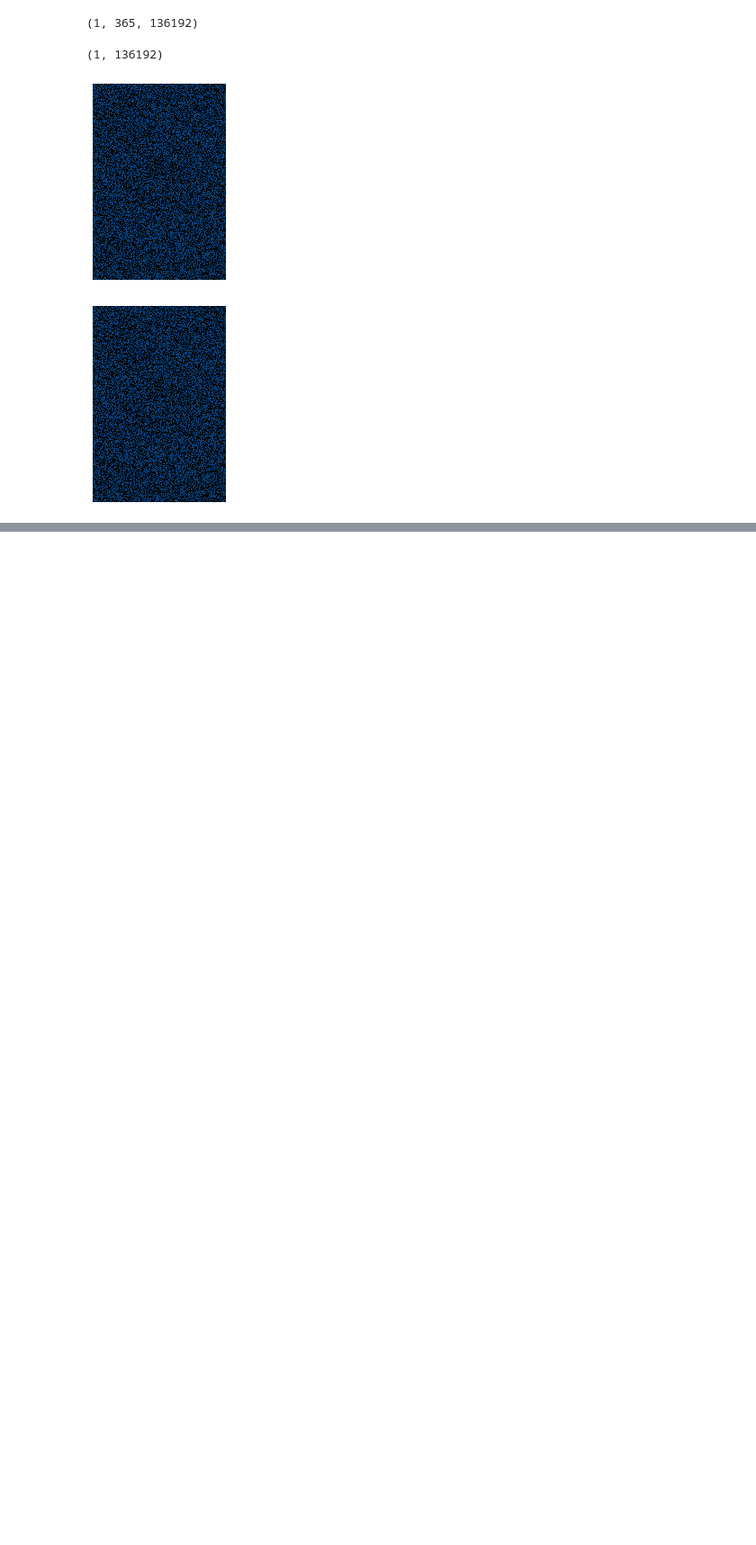
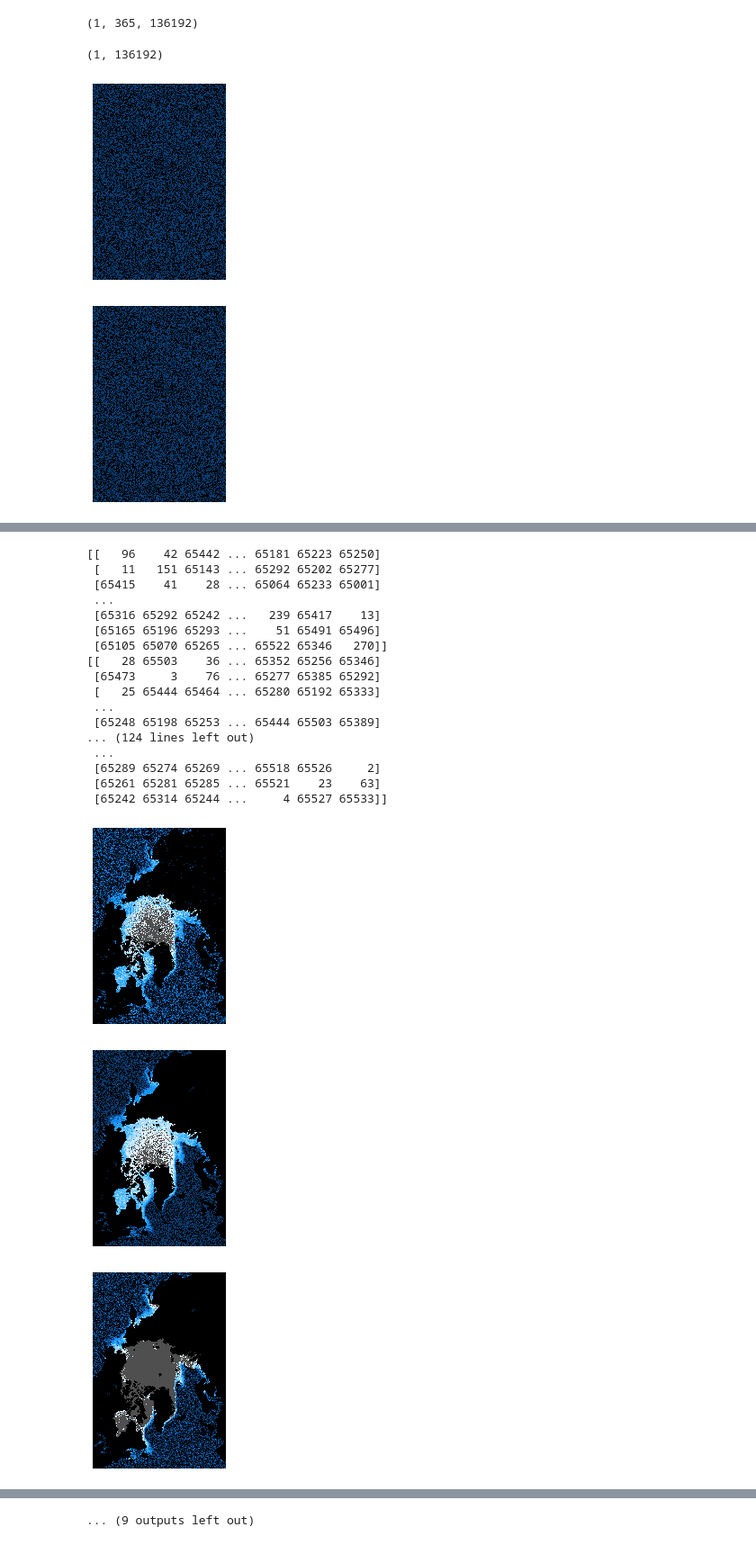
Before and after one commit to bbjornstad/sea-ice-prediction, a Jupyter notebook: intro_convlstm.ipynb, the cells around one changed output, grey strips where cells are left out. Shown at 90% size. Drawn from its saved outputs; the diff is of its cells as text; code cells hidden in the pictures; blank space fills up the shorter version.

```diff
--- a/intro_convlstm.ipynb
+++ b/intro_convlstm.ipynb
@@ -261,0 +264,2 @@ trim_processor.make_colored_prediction_image(test_pred, image_type='concentratio
+# %%
+tcn_seq.compile(optimizer='adam', loss='mean_absolute_error')
@@ -261,0 +312,26 @@ trim_processor.make_colored_prediction_image(test_pred, image_type='concentratio
+# %%
+for i in range(tcn_preds.shape[1]):
+    frame = tcn_preds[:,i,:]
+    frame = frame.reshape(frame.shape[0], 448, 304)
+    trim_processor.make_colored_prediction_image(frame, image_type='concentration')
+# %% [output]
+[[   96    42 65442 ... 65181 65223 65250]
+ [   11   151 65143 ... 65292 65202 65277]
+ [65415    41    28 ... 65064 65233 65001]
+ ...
+ [65316 65292 65242 ...   239 65417    13]
+ [65165 65196 65293 ...    51 65491 65496]
+ [65105 65070 65265 ... 65522 65346   270]]
+[[   28 65503    36 ... 65352 65256 65346]
+ [65473     3    76 ... 65277 65385 65292]
+ [   25 65444 65464 ... 65280 65192 65333]
+ ...
+ [65248 65198 65253 ... 65444 65503 65389]
+... (124 lines left out)
+ ...
+ [65289 65274 65269 ... 65518 65526     2]
+ [65261 65281 65285 ... 65521    23    63]
+ [65242 65314 65244 ...     4 65527 65533]]
+[figure, added]
+[figure, added]
+[figure, added]
@@ -261,0 +346 @@ trim_processor.make_colored_prediction_image(test_pred, image_type='concentratio
+... (9 outputs left out)
```
Also changed, not shown: parts of 17 cells of this notebook, 9 other files.
